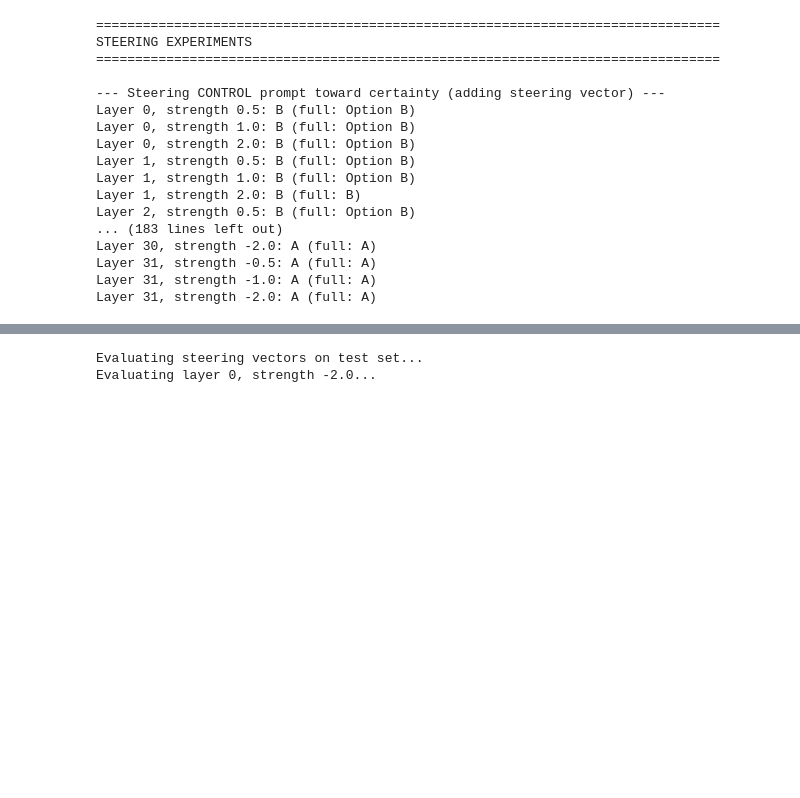
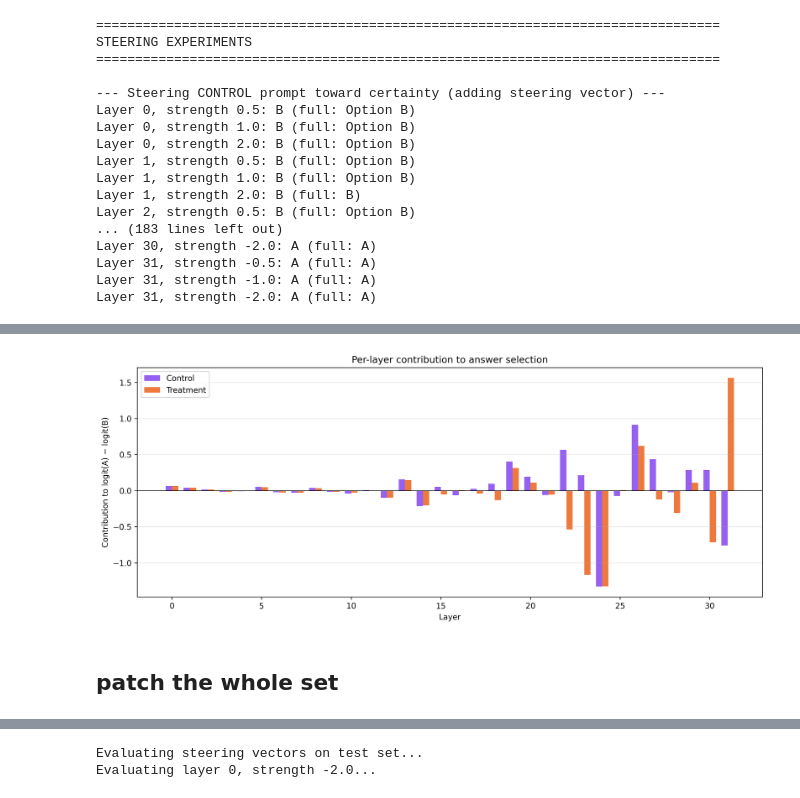
Before and after one commit to johnathansun/InstructedToBias, a Jupyter notebook: js_certainty_steering.ipynb, the cells around one changed output, grey strips where cells are left out. Drawn from its saved outputs; the diff is of its cells as text; code cells hidden in the pictures; blank space fills up the shorter version.

```diff
--- a/js_certainty_steering.ipynb
+++ b/js_certainty_steering.ipynb
@@ -741,0 +1044,6 @@ No layer ranges caused a flip.
+# %%
+plot_logit_diff_attribution(control_prompt, treatment_prompt, token_a, token_b)
+# %% [output]
+[figure, added]
+# %% [markdown]
+## patch the whole set
```
Also changed, not shown: parts of 36 cells of this notebook, 8 other files.
